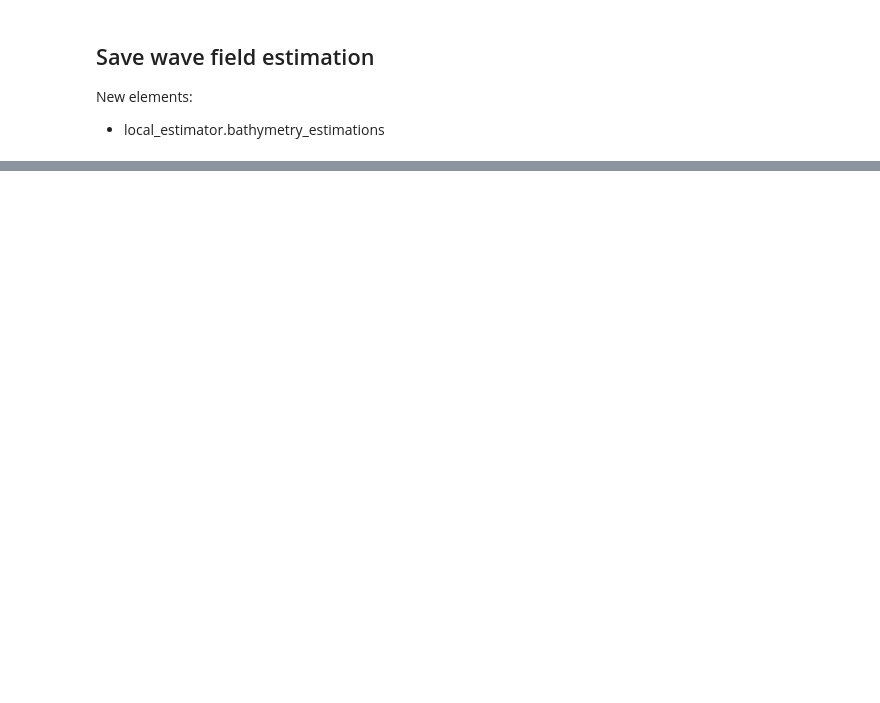
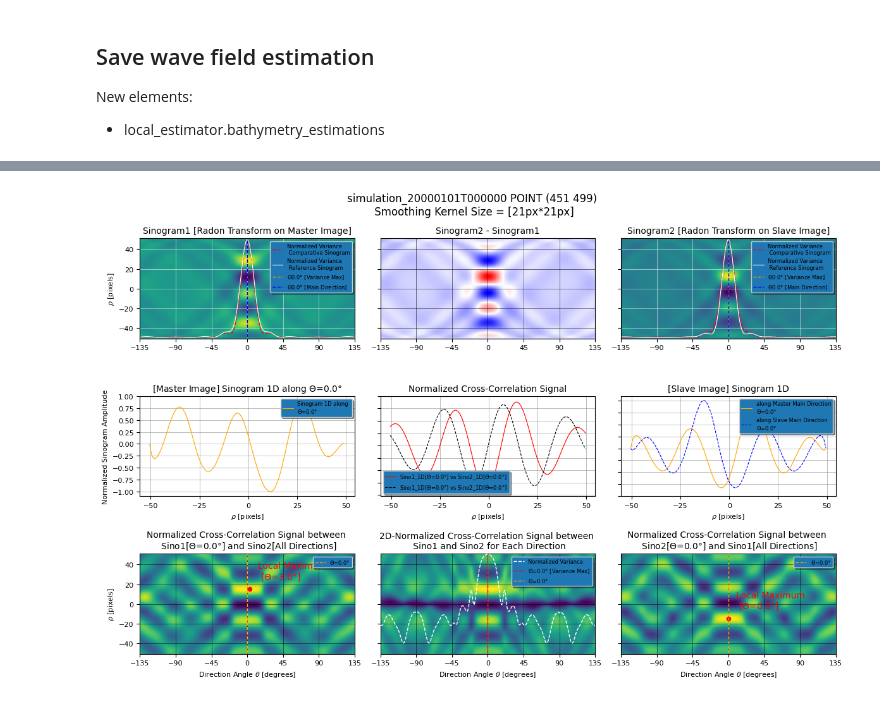
Before and after one commit to cadauxe/S2Shores, a Jupyter notebook: notebooks/spatial_correlation.ipynb, the cells around one changed output, grey strips where cells are left out. Drawn from its saved outputs; the diff is of its cells as text; code cells hidden in the pictures; blank space fills up the shorter version.

```diff
--- a/notebooks/spatial_correlation.ipynb
+++ b/notebooks/spatial_correlation.ipynb
@@ -74,7 +120,7 @@ Modified attributes:
 New variables:
 - estimated_direction
 # %%
-if True:
+if False:
     estimated_direction = self.find_direction()
 else:
     tmp_wavesradon = WavesRadon(
@@ -82,3 +128,5 @@ else:
         self.selected_directions,
     )
     estimated_direction, _ = tmp_wavesradon.get_direction_maximum_variance()
+
+estimated_direction
@@ -88,7 +141,7 @@ else:
 New elements:
 - local_estimator.randon_transforms
 # %%
-if True:
+if False:
     self.compute_radon_transforms(estimated_direction)
 else:
     for image in self.ortho_sequence:
@@ -105,7 +158,7 @@ New elements:
 New variables:
 - correlation_signal
 # %%
-if True:
+if False:
     correlation_signal = self.compute_spatial_correlation(estimated_direction)
 else:
     for radon_transform in self.radon_transforms:
@@ -121,3 +174,5 @@ else:
     corr_1 = normalized_cross_correlation(corr_init_ac, sinogram_1, correl_mode)
     corr_2 = normalized_cross_correlation(corr_init_ac, sinogram_2, correl_mode)
     correlation_signal = normalized_cross_correlation(corr_1, corr_2, correl_mode)
+
+correlation_signal
@@ -219,0 +274,83 @@ dataset
+# %%
+if False:
+    build_sinograms_1D_analysis_spatial_correlation(self)
+else:
+    local_estimator = self
+
+    # plt.close('all')
+    nrows = 3
+    ncols = 3
+    fig, axs = plt.subplots(nrows=nrows, ncols=ncols, figsize=(12, 8))
+    fig.suptitle(get_display_title_with_kernel(local_estimator), fontsize=12)
+
+    first_image = local_estimator.ortho_sequence[0]
+    second_image = local_estimator.ortho_sequence[1]
+
+    # First Plot line = Sinogram1 / Sinogram2-Sinogram1 / Sinogram2
+    first_radon_transform = WavesRadon(first_image)
+    sinogram1, directions1 = first_radon_transform.get_as_arrays()
+    second_radon_transform = WavesRadon(second_image)
+    sinogram2, directions2 = second_radon_transform.get_as_arrays()
+    radon_difference = (sinogram2 / np.max(np.abs(sinogram2))) - \
+        (sinogram1 / np.max(np.abs(sinogram1)))
+    # get main direction
+    main_direction = local_estimator.bathymetry_estimations.get_estimations_attribute('direction')[
+        0]
+
+    plt_min = local_estimator.global_estimator.local_estimator_params['DEBUG']['PLOT_MIN']
+    plt_max = local_estimator.global_estimator.local_estimator_params['DEBUG']['PLOT_MAX']
+
+    build_sinogram_display(
+        axs[0, 0], 'Sinogram1 [Radon Transform on Master Image]',
+        sinogram1, directions1, sinogram2, main_direction, plt_min, plt_max, abscissa=False)
+    build_sinogram_difference_display(
+        axs[0, 1], 'Sinogram2 - Sinogram1', radon_difference, directions2, plt_min, plt_max,
+        abscissa=False, cmap='bwr')
+    build_sinogram_display(
+        axs[0, 2], 'Sinogram2 [Radon Transform on Slave Image]', sinogram2, directions2, sinogram1,
+        main_direction, plt_min, plt_max, ordonate=False, abscissa=False)
+
+    # Second Plot line = SINO_1 [1D along estimated direction] / Cross-Correlation Signal /
+    # SINO_2 [1D along estimated direction resulting from Image1]
+    # Check if the main direction belongs to the plotting interval [plt_min:plt_max]
+    if main_direction < plt_min or main_direction > plt_max:
+        theta_label = main_direction % (-np.sign(main_direction) * 180.0)
+    else:
+        theta_label = main_direction
+    title_sino1 = '[Master Image] Sinogram 1D along $\\Theta$={:.1f}° '.format(theta_label)
+    title_sino2 = '[Slave Image] Sinogram 1D'.format(theta_label)
+    correl_mode = local_estimator.global_estimator.local_estimator_params['CORRELATION_MODE']
+
+    build_sinogram_1D_display_master(
+        axs[1, 0], title_sino1, sinogram1, directions1, main_direction, plt_min, plt_max)
+    build_sinogram_1D_cross_correlation(
+        axs[1, 1], 'Normalized Cross-Correlation Signal', sinogram1, directions1, main_direction,
+        sinogram2, directions2, plt_min, plt_max, correl_mode, ordonate=False)
+    build_sinogram_1D_display_slave(
+        axs[1, 2], title_sino2,
+        sinogram2, directions2, main_direction, plt_min, plt_max, ordonate=False)
+
+    # Third Plot line = Image [2D] Cross correl Sino1[main dir] with Sino2 all directions /
+    # Image [2D] of Cross correlation 1D between SINO1 & SINO 2 for each direction /
+    # Image [2D] Cross correl Sino2[main dir] with Sino1 all directions
+    # Check if the main direction belongs to the plotting interval [plt_min:plt_ramax]
+
+    title_cross_correl1 = 'Normalized Cross-Correlation Signal between \n Sino1[$\\Theta$={:.1f}°] and Sino2[All Directions]'.format(
+        theta_label)
+    title_cross_correl2 = 'Normalized Cross-Correlation Signal between \n Sino2[$\\Theta$={:.1f}°] and Sino1[All Directions]'.format(
+        0)
+    title_cross_correl_2D = '2D-Normalized Cross-Correlation Signal between \n Sino1 and Sino2 for Each Direction'
+
+    build_sinogram_2D_cross_correlation(
+        axs[2, 0], title_cross_correl1, sinogram1, directions1, main_direction,
+        sinogram2, plt_min, plt_max, correl_mode, choice='one_dir', imgtype='master')
+    build_sinogram_2D_cross_correlation(
+        axs[2, 1], title_cross_correl_2D, sinogram1, directions1, main_direction,
+        sinogram2, plt_min, plt_max, correl_mode, choice='all_dir', imgtype='master', ordonate=False)
+    build_sinogram_2D_cross_correlation(
+        axs[2, 2], title_cross_correl2, sinogram2, directions2, main_direction,
+        sinogram1, plt_min, plt_max, correl_mode, choice='one_dir', imgtype='slave', ordonate=False)
+
+    plt.tight_layout()
+# %% [output]
+[figure, added]
```
Also changed, not shown: parts of 18 cells of this notebook, 2 other files.
